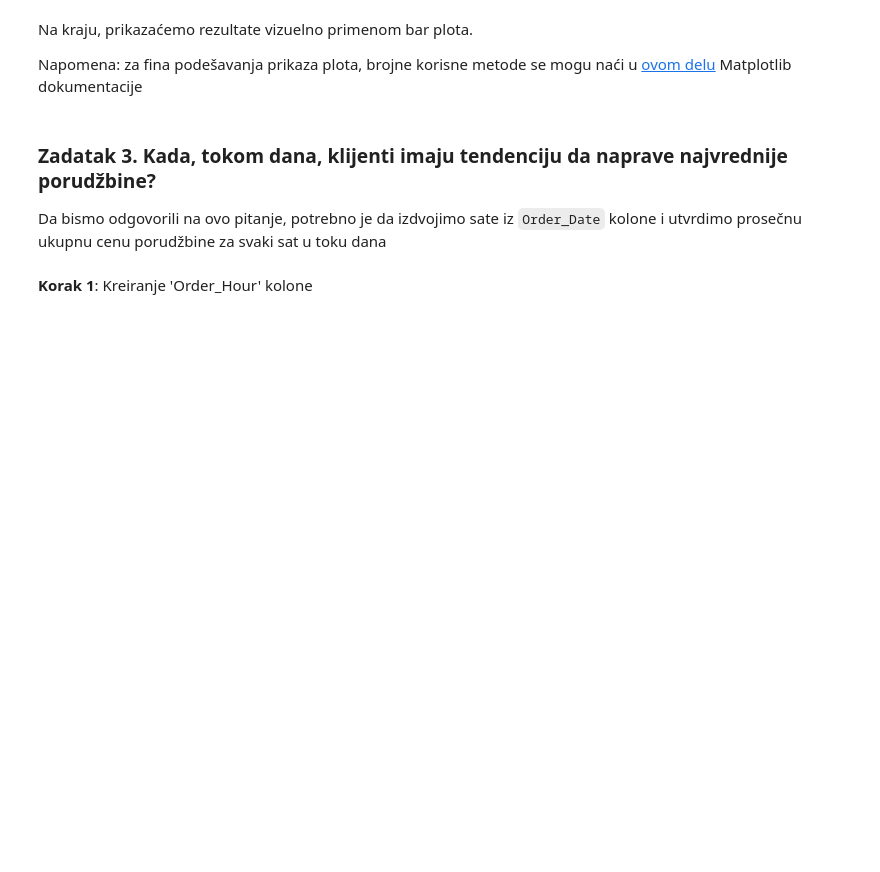
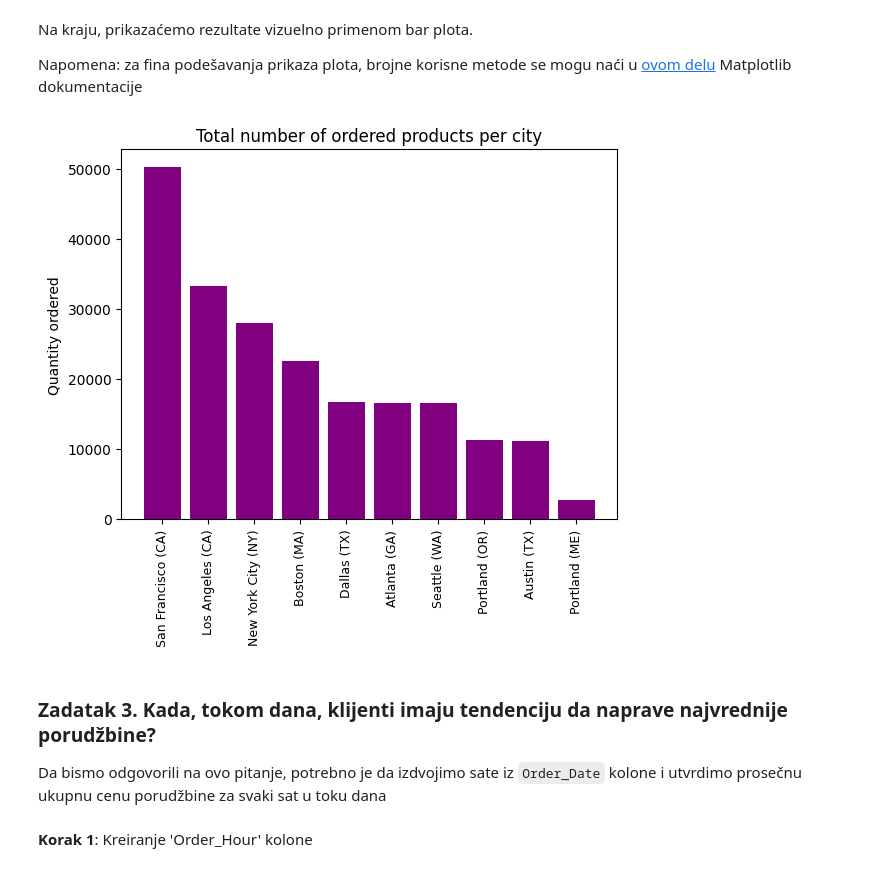
Before and after one commit to programiranje3/p2-2024v, a Jupyter notebook: lab9_10/sales_analysis.ipynb, the cells around one changed output. Cells and saved outputs as stored; diff of their text form; code cells hidden in the pictures; blank space fills up the shorter version.

```diff
--- a/lab9_10/sales_analysis.ipynb
+++ b/lab9_10/sales_analysis.ipynb
@@ -623,3 +667,6 @@ plt.show()
 ### Zadatak 2. Iz kog grada je naručeno najviše proizvoda?
 
 Za potrebe ovog zadatka, grupisaćemo porudžbine prema gradu iz koga dolaze:
+# %%
+quantity_per_city = sales.groupby('Purchase_city')['Quantity_Ordered'].sum()
+quantity_per_city
@@ -626,2 +686,5 @@ Za potrebe ovog zadatka, grupisaćemo porudžbine prema gradu iz koga dolaze:
 # %% [markdown]
 Sortiraćemo rezultate u opadajućem redosledu naručene količine:
+# %%
+quantity_per_city.sort_values(ascending=False, inplace=True)
+quantity_per_city
@@ -629,6 +705,19 @@ Sortiraćemo rezultate u opadajućem redosledu naručene količine:
 Na kraju, prikazaćemo rezultate vizuelno primenom bar plota.
 
 Napomena: za fina podešavanja prikaza plota, brojne korisne metode se mogu naći u [ovom delu](https://matplotlib.org/stable/api/axes_api.html) Matplotlib dokumentacije
+# %%
+x = quantity_per_city.index
+y = quantity_per_city.values
+
+_, ax = plt.subplots()
+ax.bar(x, y, color='purple')
+ax.set_ylabel("Quantity ordered")
+ax.set_title("Total number of ordered products per city")
+ax.tick_params(axis='x', labelrotation=90, labelsize=9)
+
+plt.show()
+# %% [output]
+[figure, added]
 # %% [markdown]
 ### Zadatak 3. Kada, tokom dana, klijenti imaju tendenciju da naprave najvrednije porudžbine?
 
```
Also changed, not shown: parts of 28 cells of this notebook.
